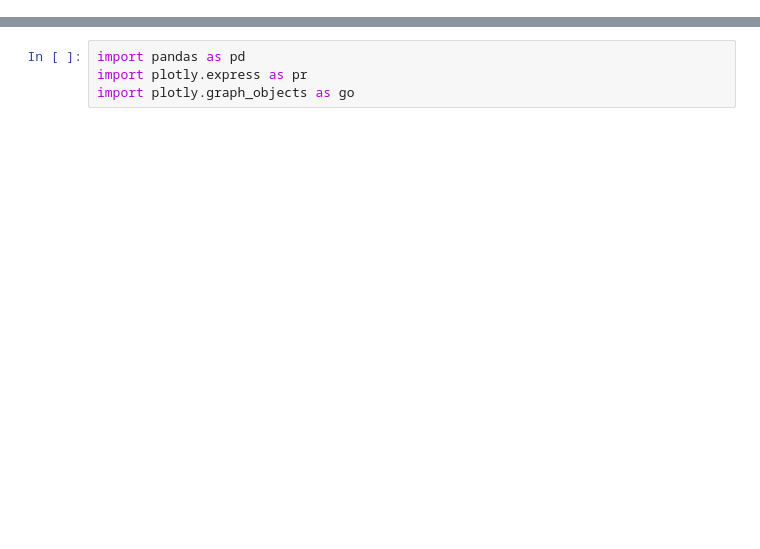
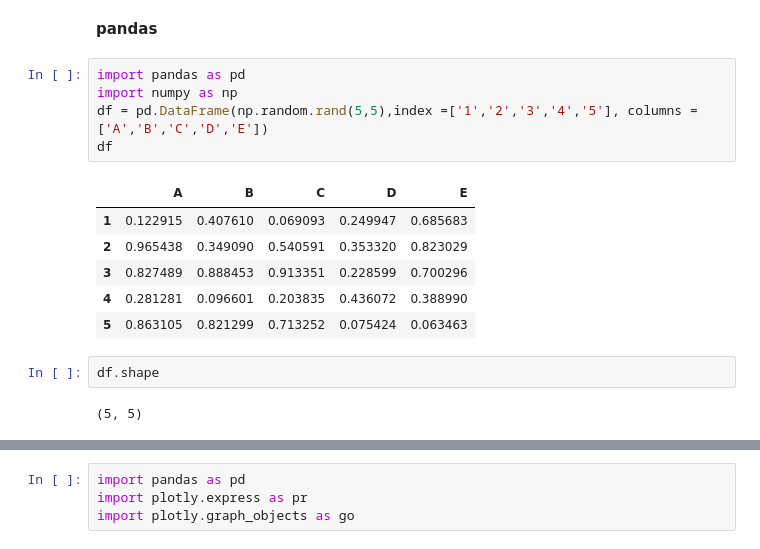
Before and after one commit to Abhishk3779/3-Day-Data-Science-Workshop, a Jupyter notebook: Untitled3.ipynb, the cells around one changed output, grey strips where cells are left out. Cells and saved outputs as stored; diff of their text form; blank space fills up the shorter version.

```diff
--- a/Untitled3.ipynb
+++ b/Untitled3.ipynb
@@ -9,0 +257,18 @@ Mounted at /content/drive
+# %% [markdown]
+**pandas**
+# %%
+import pandas as pd
+import numpy as np
+df = pd.DataFrame(np.random.rand(5,5),index =['1','2','3','4','5'], columns =['A','B','C','D','E'])
+df
+# %% [output]
+|  | A | B | C | D | E |
+| 1 | 0.122915 | 0.407610 | 0.069093 | 0.249947 | 0.685683 |
+| 2 | 0.965438 | 0.349090 | 0.540591 | 0.353320 | 0.823029 |
+| 3 | 0.827489 | 0.888453 | 0.913351 | 0.228599 | 0.700296 |
+| 4 | 0.281281 | 0.096601 | 0.203835 | 0.436072 | 0.388990 |
+| 5 | 0.863105 | 0.821299 | 0.713252 | 0.075424 | 0.063463 |
+# %%
+df.shape
+# %% [output]
+(5, 5)
```
Also changed, not shown: parts of 86 cells of this notebook.
